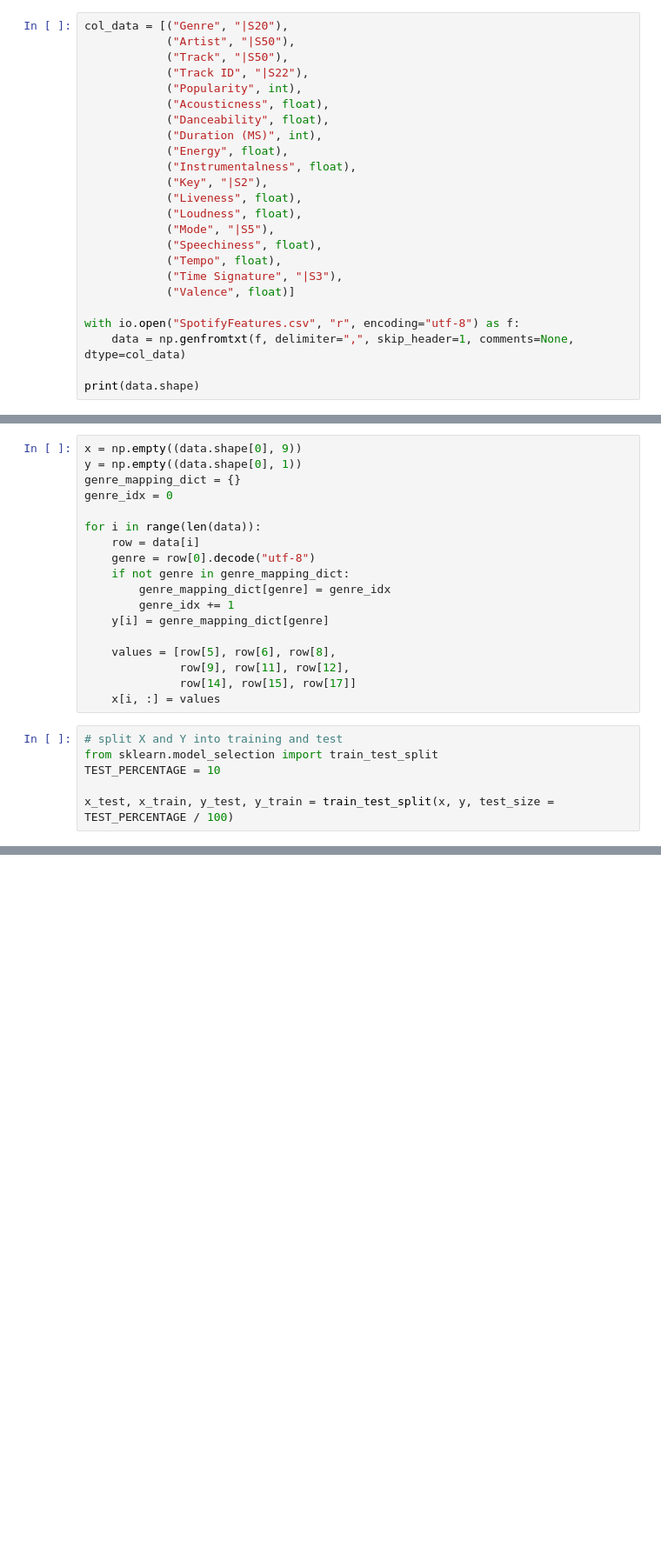
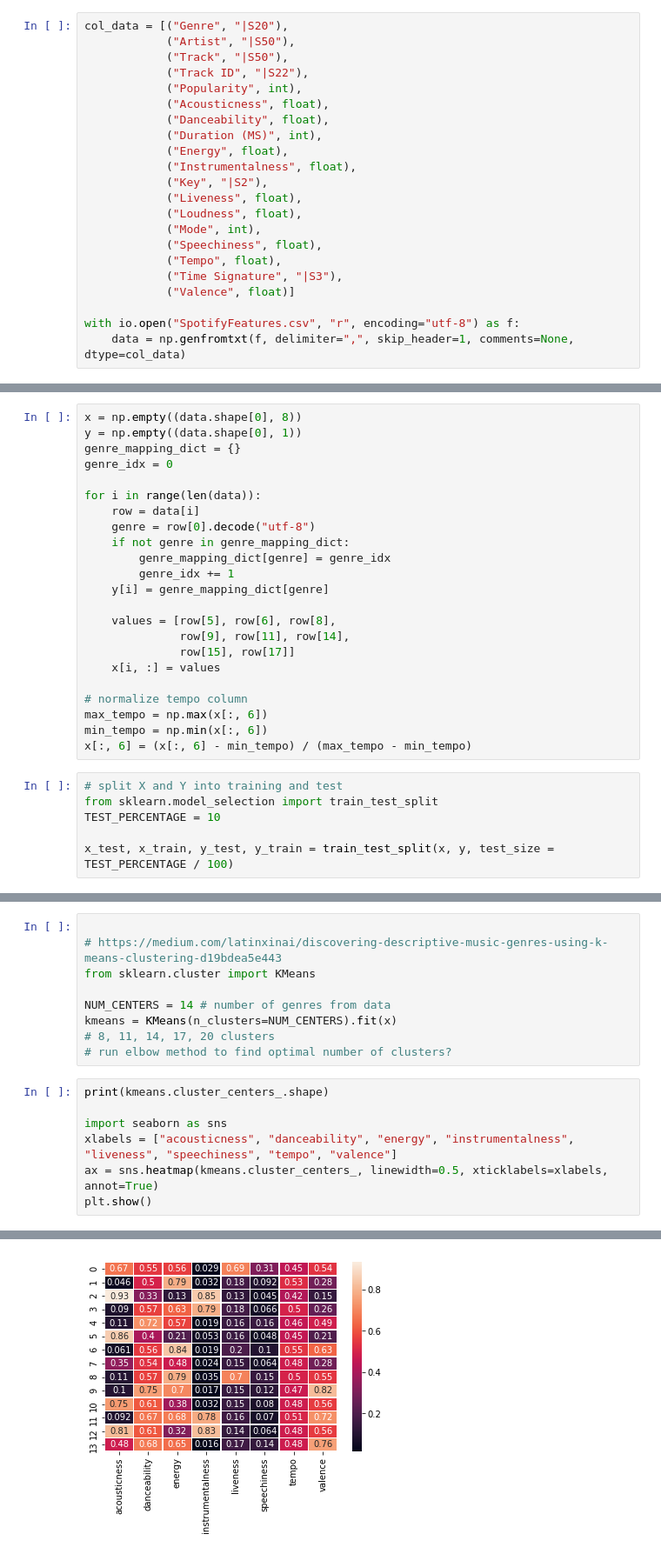
Before and after one commit to bglowniak/Song-Genre-Prediction, a Jupyter notebook: Project Notebook.ipynb, the cells around one changed output, grey strips where cells are left out. Shown: that part at 87% size. Drawn from its saved outputs; the diff is of its cells as text; blank space fills up the shorter version.

```diff
--- a/Project Notebook.ipynb
+++ b/Project Notebook.ipynb
@@ -19,7 +19,7 @@ col_data = [("Genre", "|S20"),
             ("Key", "|S2"),
             ("Liveness", float),
             ("Loudness", float),
-            ("Mode", "|S5"),
+            ("Mode", int),
             ("Speechiness", float),
             ("Tempo", float),
             ("Time Signature", "|S3"),
@@ -27,5 +27,3 @@ col_data = [("Genre", "|S20"),
 
 with io.open("SpotifyFeatures.csv", "r", encoding="utf-8") as f:
     data = np.genfromtxt(f, delimiter=",", skip_header=1, comments=None, dtype=col_data)
-
-print(data.shape)
@@ -48,7 +43,7 @@ should we also include key, time signature, mode? (will need to map to numbers)
 y array - 132096 x 1
 genres (the true labels) mapped to numbers
 # %%
-x = np.empty((data.shape[0], 9))
+x = np.empty((data.shape[0], 8))
 y = np.empty((data.shape[0], 1))
 genre_mapping_dict = {}
 genre_idx = 0
@@ -62,9 +57,14 @@ for i in range(len(data)):
     y[i] = genre_mapping_dict[genre]
 
     values = [row[5], row[6], row[8],
-              row[9], row[11], row[12],
-              row[14], row[15], row[17]]
+              row[9], row[11], row[14],
+              row[15], row[17]]
     x[i, :] = values
+
+# normalize tempo column
+max_tempo = np.max(x[:, 6])
+min_tempo = np.min(x[:, 6])
+x[:, 6] = (x[:, 6] - min_tempo) / (max_tempo - min_tempo)
 # %%
 # split X and Y into training and test
 from sklearn.model_selection import train_test_split
@@ -134,0 +107,17 @@ Explained variance ratio of all data: [0.96571199 0.0339727 ]
+# %%
+
+# https://medium.com/latinxinai/discovering-descriptive-music-genres-using-k-means-clustering-d19bdea5e443
+from sklearn.cluster import KMeans
+
+NUM_CENTERS = 14 # number of genres from data
+kmeans = KMeans(n_clusters=NUM_CENTERS).fit(x)
+# 8, 11, 14, 17, 20 clusters
+# run elbow method to find optimal number of clusters?
+# %%
+print(kmeans.cluster_centers_.shape)
+
+import seaborn as sns
+xlabels = ["acousticness", "danceability", "energy", "instrumentalness", "liveness", "speechiness", "tempo", "valence"]
+ax = sns.heatmap(kmeans.cluster_centers_, linewidth=0.5, xticklabels=xlabels, annot=True)
+plt.show()
+# %% [output]
@@ -134,0 +125 @@ Explained variance ratio of all data: [0.96571199 0.0339727 ]
+[figure, added]
```
Also changed, not shown: parts of 8 cells of this notebook, 3 other files.
